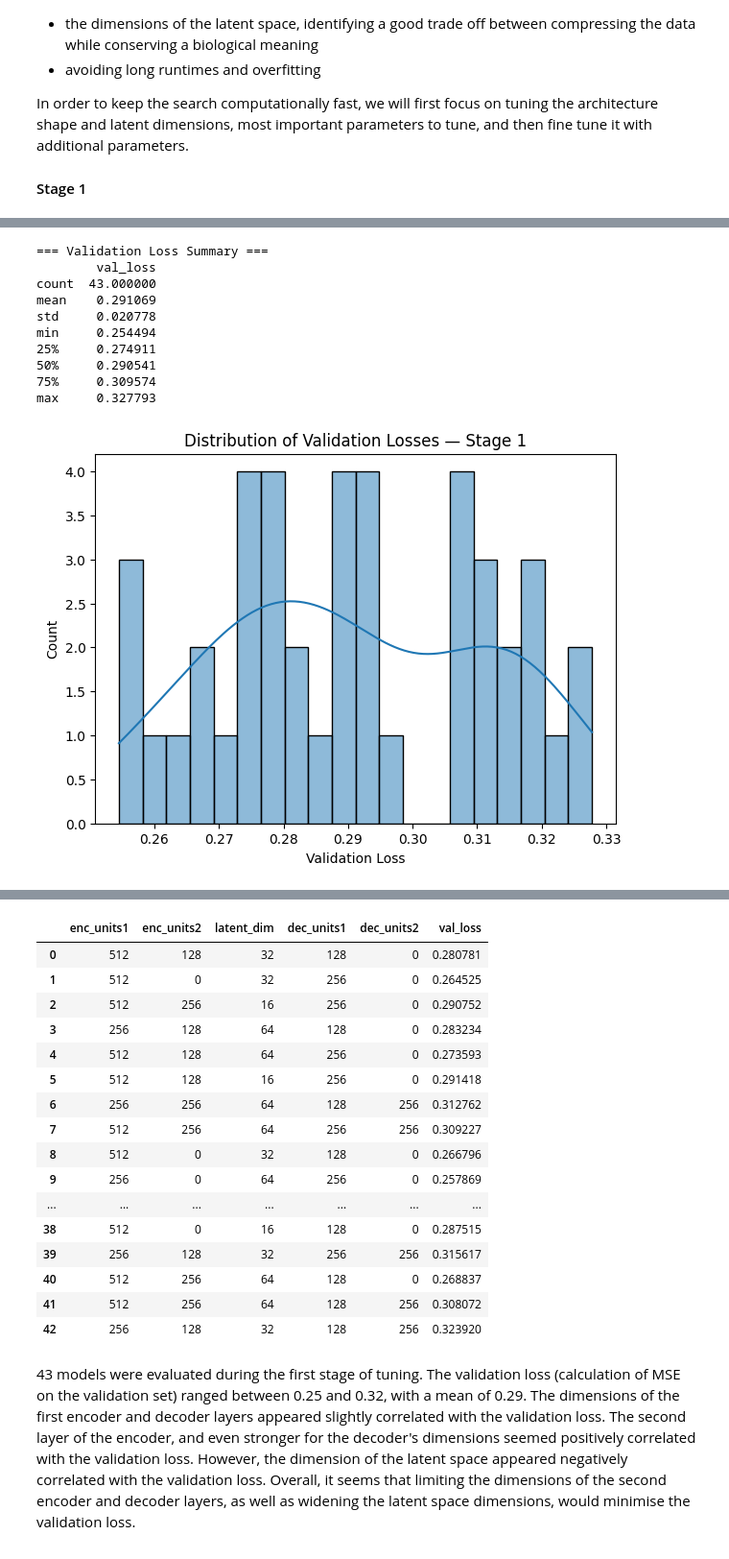
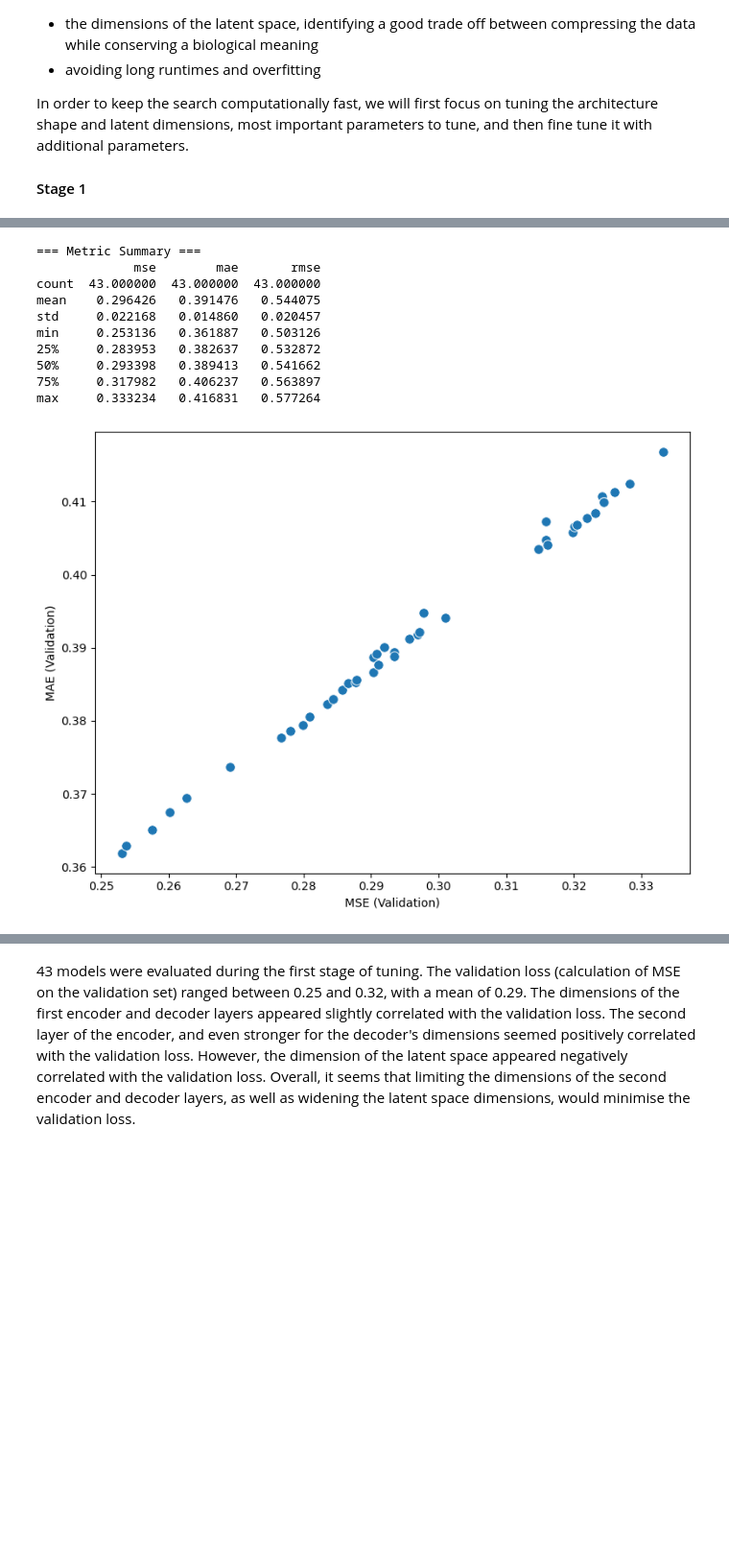
Before and after one commit to themishalka/Project-Deep-Learning, a Jupyter notebook: scripts/tuning_ae.ipynb, the cells around one changed output, grey strips where cells are left out. Shown at 96% size. Cells and saved outputs as stored; diff of their text form; code cells hidden in the pictures; blank space fills up the shorter version.

```diff
--- a/scripts/tuning_ae.ipynb
+++ b/scripts/tuning_ae.ipynb
@@ -40,6 +40,20 @@ In order to tune our model, we will encapsulate the model definition and trainin
 - callbacks definition
 - model training
 - model evaluation
+# %%
+# defining a parameter name map for clearer visualisation
+params_name_map = {
+    "enc_units1": "Dimension 1st encoder layer",
+    "enc_units2": "Dimension 2nd encoder layer",
+    "enc_units3": "Dimension 3rd encoder layer",
+    "latent_dim": "Dimension latent layer",
+    "dec_units1": "Dimension 1st decoder layer",
+    "dec_units2": "Dimension 2nd decoder layer",
+    "dec_units3": "Dimension 3rd decoder layer",
+    "lr": "Learning rate",
+    "batch_size": "Batch size",
+    "drop1": "Dropout"
+}
 # %% [markdown]
 ## Run the baseline experiment
 
@@ -109,11 +125,12 @@ for params in sampled_combinations1:
     model = model_ae.build_ae(X_train, model_ae.params)
     history = model_ae.train_ae(model, X_train, model_ae.params)
     val_loss = model_ae.evaluate_ae(model, X_test)
+    metrics = model_ae.evaluate_ae(model, X_test)
 
     # save run outcome
     results_stage1.append({
         "params": model_ae.params.copy(),
-        "val_loss": float(val_loss),
+        **metrics,
         "model": model   # keep object in memory
     })
 # %% [output]
@@ -137,15 +154,15 @@ Test reconstruction loss: 0.3239
 # %%
 # exploring the tuning results from stage 1
-utils.explore_tuning(search_space1, results_stage1)
+results = utils.explore_tuning(search_space1, results_stage1, param_name_map=params_name_map)
 # %% [output]
-=== Validation Loss Summary ===
-        val_loss
-count  43.000000
-mean    0.291069
-std     0.020778
-min     0.254494
-25%     0.274911
-50%     0.290541
-75%     0.309574
-max     0.327793
+=== Metric Summary ===
+             mse        mae       rmse
+count  43.000000  43.000000  43.000000
+mean    0.296426   0.391476   0.544075
+std     0.022168   0.014860   0.020457
+min     0.253136   0.361887   0.503126
+25%     0.283953   0.382637   0.532872
+50%     0.293398   0.389413   0.541662
+75%     0.317982   0.406237   0.563897
+max     0.333234   0.416831   0.577264
-[figure, old version]
+[figure, new version]
@@ -153,20 +170,3 @@ max     0.327793
-|  | enc_units1 | enc_units2 | latent_dim | dec_units1 | dec_units2 | val_loss |
-| 0 | 512 | 128 | 32 | 128 | 0 | 0.280781 |
-| 1 | 512 | 0 | 32 | 256 | 0 | 0.264525 |
-| 2 | 512 | 256 | 16 | 256 | 0 | 0.290752 |
-| 3 | 256 | 128 | 64 | 128 | 0 | 0.283234 |
-| 4 | 512 | 128 | 64 | 256 | 0 | 0.273593 |
-| 5 | 512 | 128 | 16 | 256 | 0 | 0.291418 |
-| 6 | 256 | 256 | 64 | 128 | 256 | 0.312762 |
-| 7 | 512 | 256 | 64 | 256 | 256 | 0.309227 |
-| 8 | 512 | 0 | 32 | 128 | 0 | 0.266796 |
-| 9 | 256 | 0 | 64 | 256 | 0 | 0.257869 |
-| ... | ... | ... | ... | ... | ... | ... |
-| 38 | 512 | 0 | 16 | 128 | 0 | 0.287515 |
-| 39 | 256 | 128 | 32 | 256 | 256 | 0.315617 |
-| 40 | 512 | 256 | 64 | 128 | 0 | 0.268837 |
-| 41 | 512 | 256 | 64 | 128 | 256 | 0.308072 |
-| 42 | 256 | 128 | 32 | 128 | 256 | 0.323920 |
 # %% [markdown]
 43 models were evaluated during the first stage of tuning. The validation loss (calculation of MSE on the validation set) ranged between 0.25 and 0.32, with a mean of 0.29. The dimensions of the first encoder and decoder layers appeared slightly correlated with the validation loss. The second layer of the encoder, and even stronger for the decoder's dimensions seemed positively correlated with the validation loss. However, the dimension of the latent space appeared negatively correlated with the validation loss. Overall, it seems that limiting the dimensions of the second encoder and decoder layers, as well as widening the latent space dimensions, would minimise the validation loss.
 
```
Also changed, not shown: parts of 17 cells of this notebook, 38 other files.
